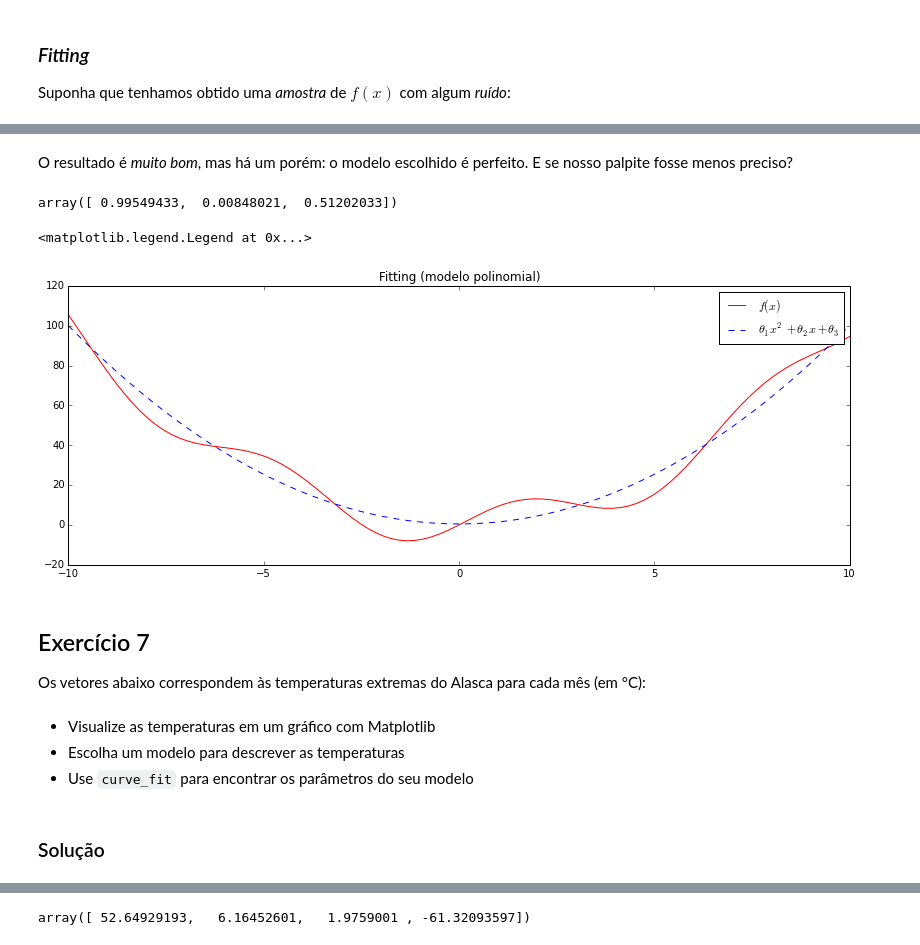
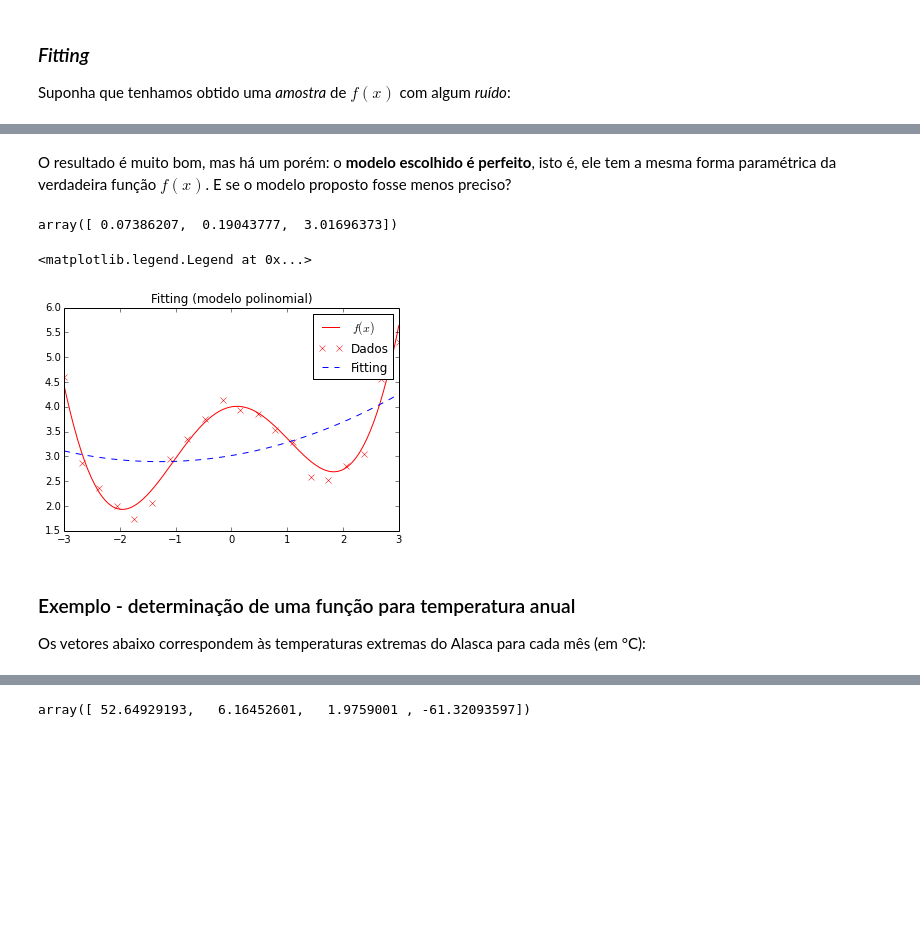
Before and after one commit to amandaortega/scipy-intro, a Jupyter notebook: 06._Scipy.ipynb, the cells around one changed output, grey strips where cells are left out. Drawn from its saved outputs; the diff is of its cells as text; code cells hidden in the pictures; blank space fills up the shorter version.

```diff
--- a/06._Scipy.ipynb
+++ b/06._Scipy.ipynb
@@ -264,4 +230,4 @@ Suponha que nós tenhamos um bom **modelo paramétrico**, mas com os parâmetros
 # %%
-def model(x, theta1, theta2):
-    return theta1 * x**2 + theta2 * sin(x)
+def model(x, theta1, theta2, theta3):
+    return theta1 * x**2 + theta2 * x + theta3 * cos(x)
 # %% [markdown]
@@ -274,0 +237,4 @@ array([ 1.00257174,  9.9872515 ])
+# %%
+palpite = [1,1,1]
+theta, theta_cov = curve_fit(model, Xdata, Ydata, palpite)
+theta
@@ -277,11 +245,11 @@ Note como o resultado acima é muito próximo da nossa função verdadeira, $f(x
 # %%
-X = linspace(-10, 10, num=100)
+X = linspace(-3, 3, num=200)
 plot(X, f(X), 'r-', label=r'$f(x)$')
-theta1, theta2 = theta
-y = [model(x, theta1, theta2) for x in X]
-plot(X, y, 'b--', label=r'modelo')
-xlim([-10,10])
-ylim([-20,120])
+plot(Xdata, Ydata, 'rx', label=r'Dados')
+theta1, theta2, theta3 = theta
+Y_model = [model(x, theta1, theta2, theta3) for x in X]
+plot(X, Y_model, 'b--', label=r'Fitting')
+xlim((-3,3))
 title(u'Fitting')
 legend()
 # %% [output]
@@ -290,40 +258,35 @@ legend()
 # %% [markdown]
-O resultado é *muito bom*, mas há um porém: o modelo escolhido é perfeito. E se nosso palpite fosse menos preciso?
+O resultado é muito bom, mas há um porém: o **modelo escolhido é perfeito**, isto é, ele tem a mesma forma paramétrica da verdadeira função $f(x)$. E se o modelo proposto fosse menos preciso?
 # %%
 def model2(x, theta1, theta2, theta3):
     return theta1 * x**2 + theta2 * x + theta3
-# %%
-chute = [2,2,2]
-theta, theta_cov = opt.curve_fit(model2, xdata, ydata, chute)
-theta
-# %% [output]
-array([ 0.99549433,  0.00848021,  0.51202033])
+# %%
+palpite = [1,1,1]
+theta, theta_cov = curve_fit(model2, Xdata, Ydata, palpite)
+theta
+# %% [output]
+array([ 0.07386207,  0.19043777,  3.01696373])
 # %%
+X = linspace(-3, 3, num=200)
 plot(X, f(X), 'r-', label=r'$f(x)$')
+plot(Xdata, Ydata, 'rx', label=r'Dados')
 theta1, theta2, theta3 = theta
-y = [model2(x, theta1, theta2, theta3) for x in X]
-plot(X, y, 'b--', label=r'$\theta_1 x^2 + \theta_2 x + \theta_3$')
-xlim([-10,10])
-ylim([-20,120])
+Y_model = [model2(x, theta1, theta2, theta3) for x in X]
+plot(X, Y_model, 'b--', label=r'Fitting')
+xlim((-3,3))
 title(u'Fitting (modelo polinomial)')
 legend()
 # %% [output]
 <matplotlib.legend.Legend at 0x...>
-[figure, old version]
+[figure, new version]
 # %% [markdown]
-## Exercício 7
+### Exemplo - determinação de uma função para temperatura anual
 
 Os vetores abaixo correspondem às temperaturas extremas do Alasca para cada mês (em °C):
 # %%
 tmax = [17,  19,  21,  28,  33,  38, 37,  37,  31,  23,  19,  18]
 tmin = [-62, -59, -56, -46, -32, -18, -9, -13, -25, -46, -52, -58]
 month = arange(12)
-# %% [markdown]
-* Visualize as temperaturas em um gráfico com Matplotlib
-* Escolha um modelo para descrever as temperaturas
-* Use `curve_fit` para encontrar os parâmetros do seu modelo
-# %% [markdown]
-### Solução
 # %%
 plot(month, tmin, 'bo-')
 plot(month, tmax, 'ro-')
```
Also changed, not shown: parts of 67 cells of this notebook, 2 other files.
